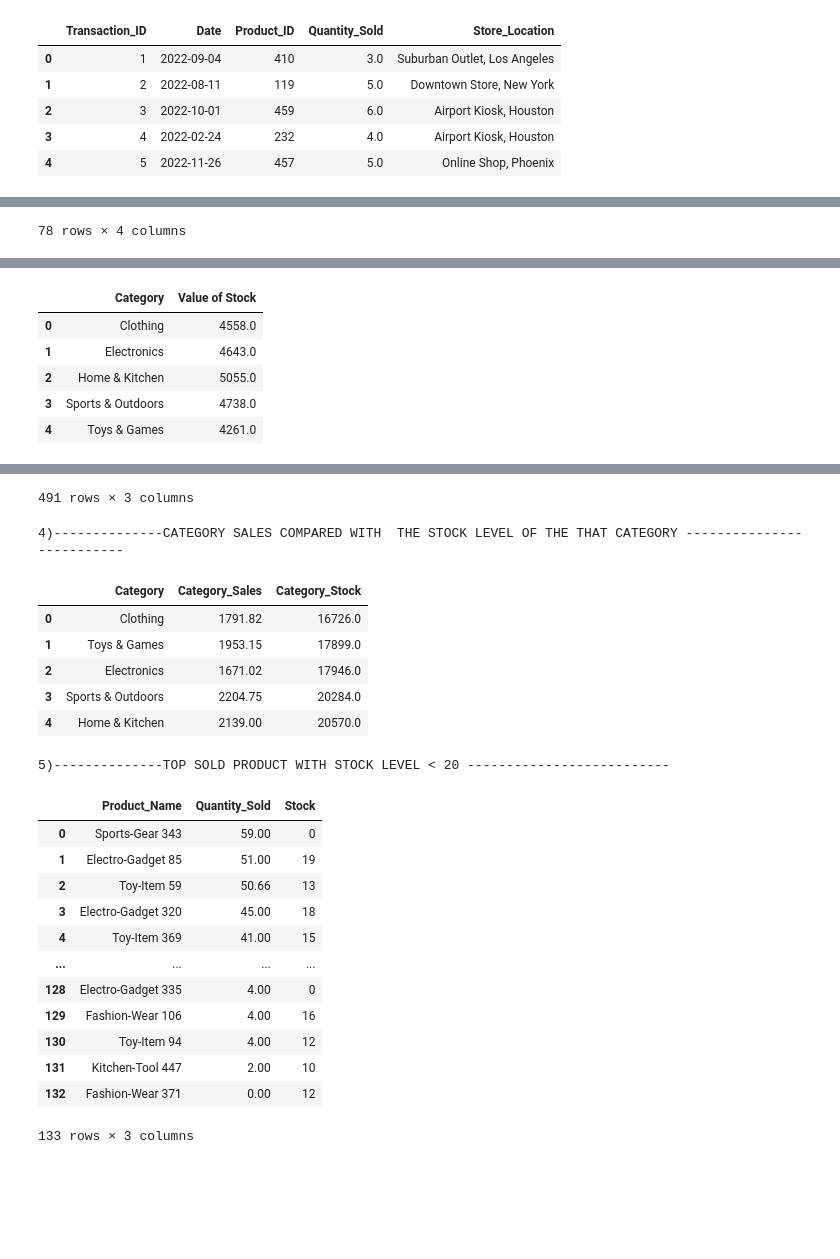
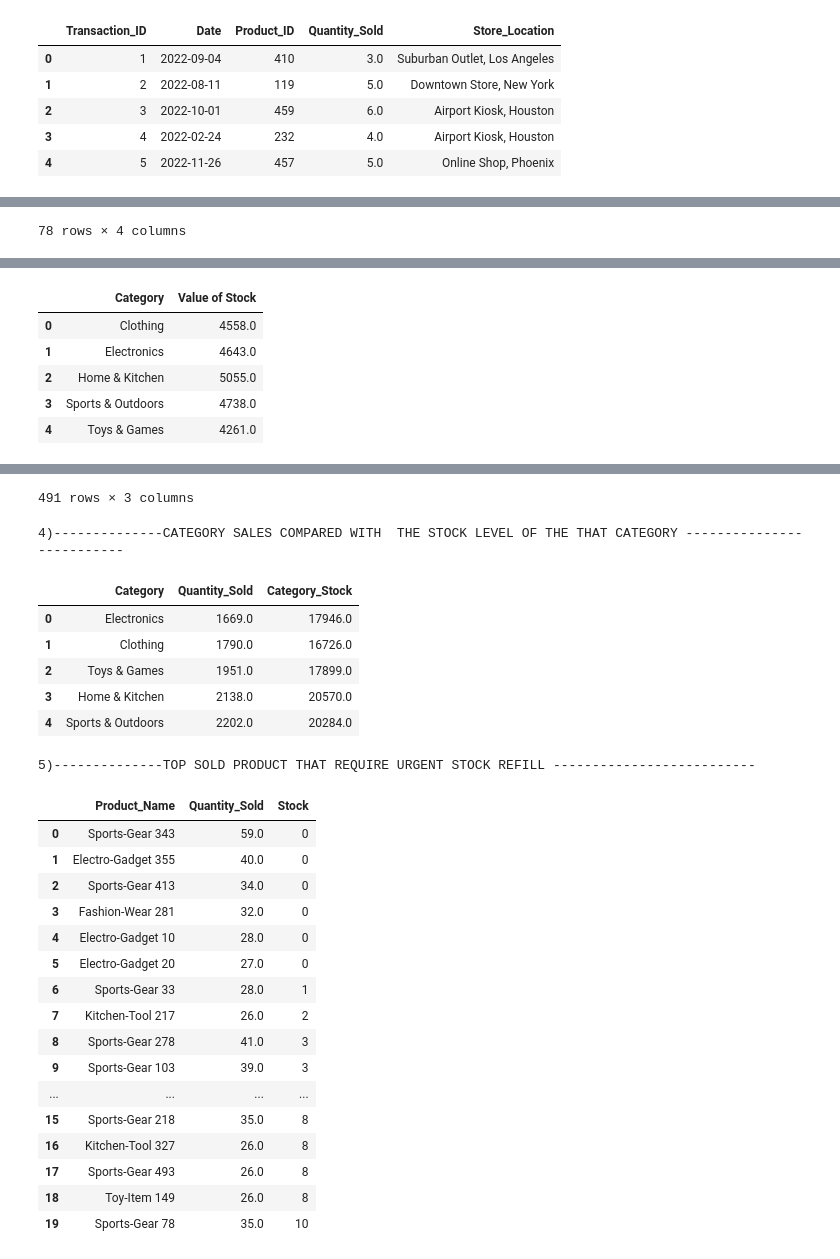
Before and after one commit to Alerdo/Data-Analysis-Daily, a Jupyter notebook: Day_1 Retail_Analysis/Day_1_Retail_Analysis.ipynb, the cells around one changed output, grey strips where cells are left out. Drawn from its saved outputs; the diff is of its cells as text; code cells hidden in the pictures; blank space fills up the shorter version.

```diff
--- a/Day_1 Retail_Analysis/Day_1_Retail_Analysis.ipynb
+++ b/Day_1 Retail_Analysis/Day_1_Retail_Analysis.ipynb
@@ -119,7 +128,7 @@ sales_df["Store_Location"].fillna('Unknown', inplace=True)
 
 
 #Missing value for "Quantity Sold", will be replaced with the mean Quantity Sold nr of each product ID
-sales_df['Quantity_Sold'] = sales_df.groupby('Product_ID')['Quantity_Sold'].transform(lambda x: x.fillna(x.mean()))
+sales_df['Quantity_Sold'] = sales_df.groupby('Product_ID')['Quantity_Sold'].transform(lambda x: x.fillna(np.floor(x.mean())))
 
 
 sales_df.head(5)
@@ -207,7 +185,7 @@ with engine.connect() as connection:
 # %%
 with engine.connect() as connection:
 
-    print("1)------------PRODUCTS WITH STOCK LESS THAN 10 --------------")
+    print("1)-------------PRODUCTS WITH STOCK LESS THAN 10 --------------")
     low_stock = pd.read_sql("""
     SELECT Product_ID,Category, Description as "Product Name", Stock
     FROM inventory_data
@@ -216,7 +194,10 @@ with engine.connect() as connection:
     """, connection)
     display(low_stock)
 
-    print("2)------------VALUE OF PRODUCTS IN STOCK PER EACH CATEGORY --------------")
+
+
+
+    print("2)-------------VALUE OF PRODUCTS IN STOCK PER EACH CATEGORY --------------")
     category_value_in_stock = pd.read_sql("""
     SELECT Category, SUM(Stock) as "Value of Stock"
     FROM inventory_data
@@ -230,13 +211,13 @@ with engine.connect() as connection:
     #FIRST I will be finding  the sales per each  product in all stores, I have to perform an Left Join to get name of each product
     #and to clearly see the stock level against the items sold
 
-    print("3)----------PRODUCTS SOLD DURING THIS YEAR AND CURRENT STOCK -------------")
+    print("3)-------------PRODUCTS SOLD DURING THIS YEAR AND CURRENT STOCK -------------")
     product_sales_stock = pd.read_sql("""
-    SELECT i.Description as "Product_Name", SUM(s.Quantity_Sold) as Sold, i.Stock
+    SELECT i.Description as "Product_Name", SUM(s.Quantity_Sold) as Quantity_Sold, i.Stock
     FROM inventory_data as i
     LEFT JOIN sales_transactions as s ON i.Product_ID = s.Product_ID
     GROUP BY s.Product_ID
-    ORDER BY Sold DESC
+    ORDER BY Quantity_Sold DESC
     """, connection)
     display(product_sales_stock)
 
@@ -246,25 +227,34 @@ with engine.connect() as connection:
 
 
     category_sales_stock = pd.read_sql("""
-    SELECT i.Category, SUM(s.Quantity_Sold) as Category_Sales, SUM(i.Stock) as Category_Stock
+    SELECT i.Category, SUM(s.Quantity_Sold) as Quantity_Sold, SUM(i.Stock) as Category_Stock
     FROM inventory_data as i
     LEFT JOIN sales_transactions as s ON i.Product_ID = s.Product_ID
     GROUP BY i.Category
-    ORDER BY Category_Stock ASC
+    ORDER BY Quantity_Sold ASC
     """, connection)
+
+
+      #Here we can tell that the stock per given category is quite balanced but per each products
 
     display(category_sales_stock)
 
-    #Here we can tell that the stock per given category is quite balanced but per each products
+
+
     #the store lacks many top selling products  so I will identify using SQL the top sold products that got lack of stock or low stock
-    print("5)--------------TOP SOLD PRODUCT WITH STOCK LEVEL < 20 --------------------------")
+    #THIS STEP IS DONE TO SHOW STOCKS THAT NEED PRIORITY
+
+    print("5)--------------TOP SOLD PRODUCT THAT REQUIRE URGENT STOCK REFILL --------------------------")
     top_selling_low_stock =  pd.read_sql("""
-    SELECT i.Description as "Product_Name", SUM(s.Quantity_Sold) AS Quantity_Sold, Stock
+    SELECT i.Description as "Product_Name",
+           SUM(s.Quantity_Sold) AS Quantity_Sold,
+           i.Stock
     FROM inventory_data as i
     LEFT JOIN sales_transactions as s ON i.Product_ID = s.Product_ID
-    Where Stock < 20
-    GROUP BY i.Description
-    ORDER BY Quantity_Sold DESC
+    GROUP BY i.Description, i.Stock
+    HAVING i.Stock < 20 AND SUM(s.Quantity_Sold) > 25
+    ORDER BY Stock ASC, Quantity_Sold DESC
+    Limit 20
     """, connection)
 
     display(top_selling_low_stock)
@@ -305,23 +295,27 @@ with engine.connect() as connection:
 | 490 | Fashion-Wear 16 | NaN | 57 |
 491 rows × 3 columns
 4)--------------CATEGORY SALES COMPARED WITH  THE STOCK LEVEL OF THE THAT CATEGORY --------------------------
-|  | Category | Category_Sales | Category_Stock |
-| 0 | Clothing | 1791.82 | 16726.0 |
-| 1 | Toys & Games | 1953.15 | 17899.0 |
-| 2 | Electronics | 1671.02 | 17946.0 |
-| 3 | Sports & Outdoors | 2204.75 | 20284.0 |
-| 4 | Home & Kitchen | 2139.00 | 20570.0 |
+|  | Category | Quantity_Sold | Category_Stock |
+| 0 | Electronics | 1669.0 | 17946.0 |
+| 1 | Clothing | 1790.0 | 16726.0 |
+| 2 | Toys & Games | 1951.0 | 17899.0 |
+| 3 | Home & Kitchen | 2138.0 | 20570.0 |
+| 4 | Sports & Outdoors | 2202.0 | 20284.0 |
-5)--------------TOP SOLD PRODUCT WITH STOCK LEVEL < 20 --------------------------
+5)--------------TOP SOLD PRODUCT THAT REQUIRE URGENT STOCK REFILL --------------------------
 |  | Product_Name | Quantity_Sold | Stock |
-| 0 | Sports-Gear 343 | 59.00 | 0 |
-| 1 | Electro-Gadget 85 | 51.00 | 19 |
-| 2 | Toy-Item 59 | 50.66 | 13 |
-| 3 | Electro-Gadget 320 | 45.00 | 18 |
-| 4 | Toy-Item 369 | 41.00 | 15 |
+| 0 | Sports-Gear 343 | 59.0 | 0 |
+| 1 | Electro-Gadget 355 | 40.0 | 0 |
+| 2 | Sports-Gear 413 | 34.0 | 0 |
+| 3 | Fashion-Wear 281 | 32.0 | 0 |
+| 4 | Electro-Gadget 10 | 28.0 | 0 |
+| 5 | Electro-Gadget 20 | 27.0 | 0 |
+| 6 | Sports-Gear 33 | 28.0 | 1 |
+| 7 | Kitchen-Tool 217 | 26.0 | 2 |
+| 8 | Sports-Gear 278 | 41.0 | 3 |
+| 9 | Sports-Gear 103 | 39.0 | 3 |
 | ... | ... | ... | ... |
-| 128 | Electro-Gadget 335 | 4.00 | 0 |
-| 129 | Fashion-Wear 106 | 4.00 | 16 |
-| 130 | Toy-Item 94 | 4.00 | 12 |
-| 131 | Kitchen-Tool 447 | 2.00 | 10 |
-| 132 | Fashion-Wear 371 | 0.00 | 12 |
+| 15 | Sports-Gear 218 | 35.0 | 8 |
+| 16 | Kitchen-Tool 327 | 26.0 | 8 |
+| 17 | Sports-Gear 493 | 26.0 | 8 |
+| 18 | Toy-Item 149 | 26.0 | 8 |
+| 19 | Sports-Gear 78 | 35.0 | 10 |
-133 rows × 3 columns
```
Also changed, not shown: parts of 45 cells of this notebook, 1 other file.
